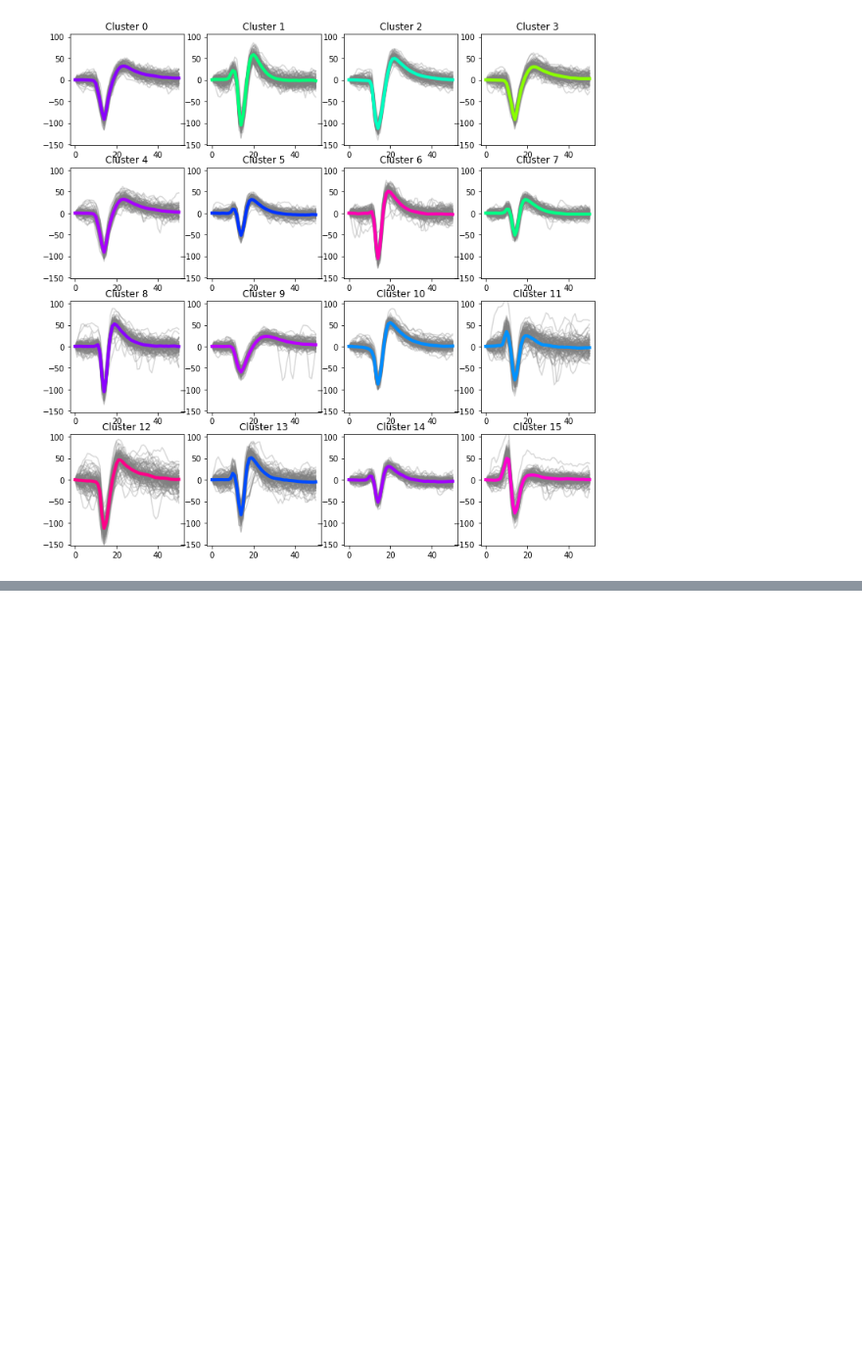
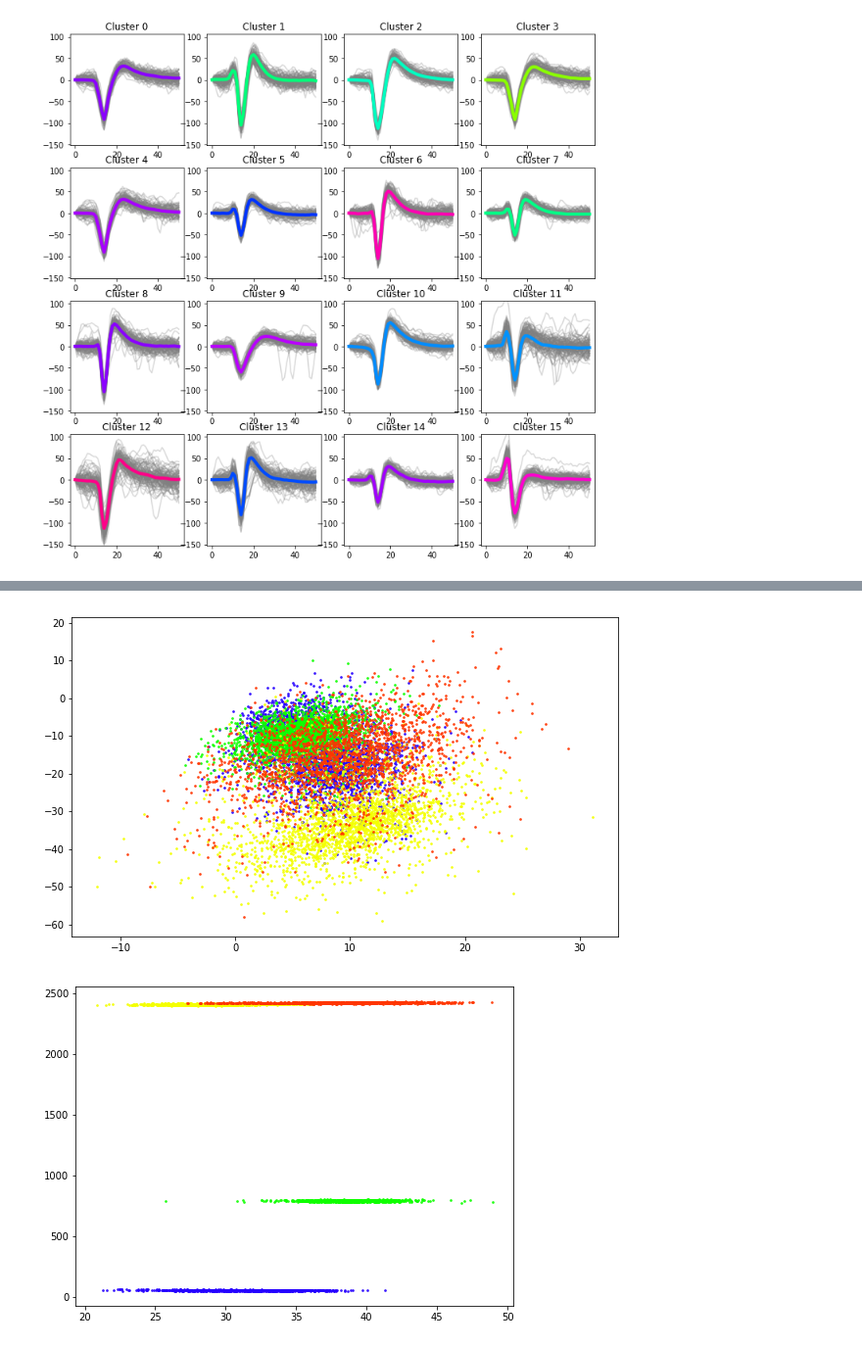
Before and after one commit to psambit9791/SpikeSort, a Jupyter notebook: Clustering From LSTM Embeddings - Neuropixel.ipynb, the cells around one changed output, grey strips where cells are left out. Shown at 98% size. Saved outputs shown, nothing was run; the diff lists cells and outputs as text; code cells hidden in the pictures; blank space fills up the shorter version.

```diff
--- a/Clustering From LSTM Embeddings - Neuropixel.ipynb
+++ b/Clustering From LSTM Embeddings - Neuropixel.ipynb
@@ -390,0 +377,28 @@ Number of estimated units: 549
+# %%
+def PlotClustersLocation(list_of_clusters, invert=True):
+    plt.figure(figsize=(8, 6))
+    max_shapes=1000
+
+    for cl in list_of_clusters:
+        cx, cy = C.clusters['ctr_x'][cl], C.clusters['ctr_y'][cl]
+        inds = np.where(C.spikes.cl == cl)[0][:max_shapes]
+        x, y = C.spikes.x[inds], C.spikes.y[inds]
+        plt.scatter(x, y, c=plt.cm.hsv(C.clusters['Color'][cl]), s=3, alpha=0.8)
+    plt.show()
+
+def PlotClustersFeatures(list_of_clusters, invert=True):
+    plt.figure(figsize=(10, 6))
+    max_shapes=1000
+
+    for cl in list_of_clusters:
+        cx, cy = C.clusters['ctr_x'][cl], C.clusters['ctr_y'][cl]
+        inds = np.where(C.spikes.cl == cl)[0][:max_shapes]
+        x = []
+        y = []
+        for i in range(enc_2.shape[0]):
+            if C.spikes.cl[i] == cl:
+                x.append(C.features[i, 0])
+                y.append(C.features[i, 1])
+                #print(x,y)
+        plt.scatter(x, y, c=plt.cm.hsv(C.clusters['Color'][cl]), s=3, alpha=0.8)
+    plt.show()
@@ -390,0 +423,6 @@ Number of estimated units: 549
+# %%
+PlotClustersFeatures([1, 2, 4, 9])
+PlotClustersLocation([1, 2, 4, 9])
+# %% [output]
+[figure, added]
+[figure, added]
```
Also changed, not shown: parts of 9 cells of this notebook, 19 other files.
